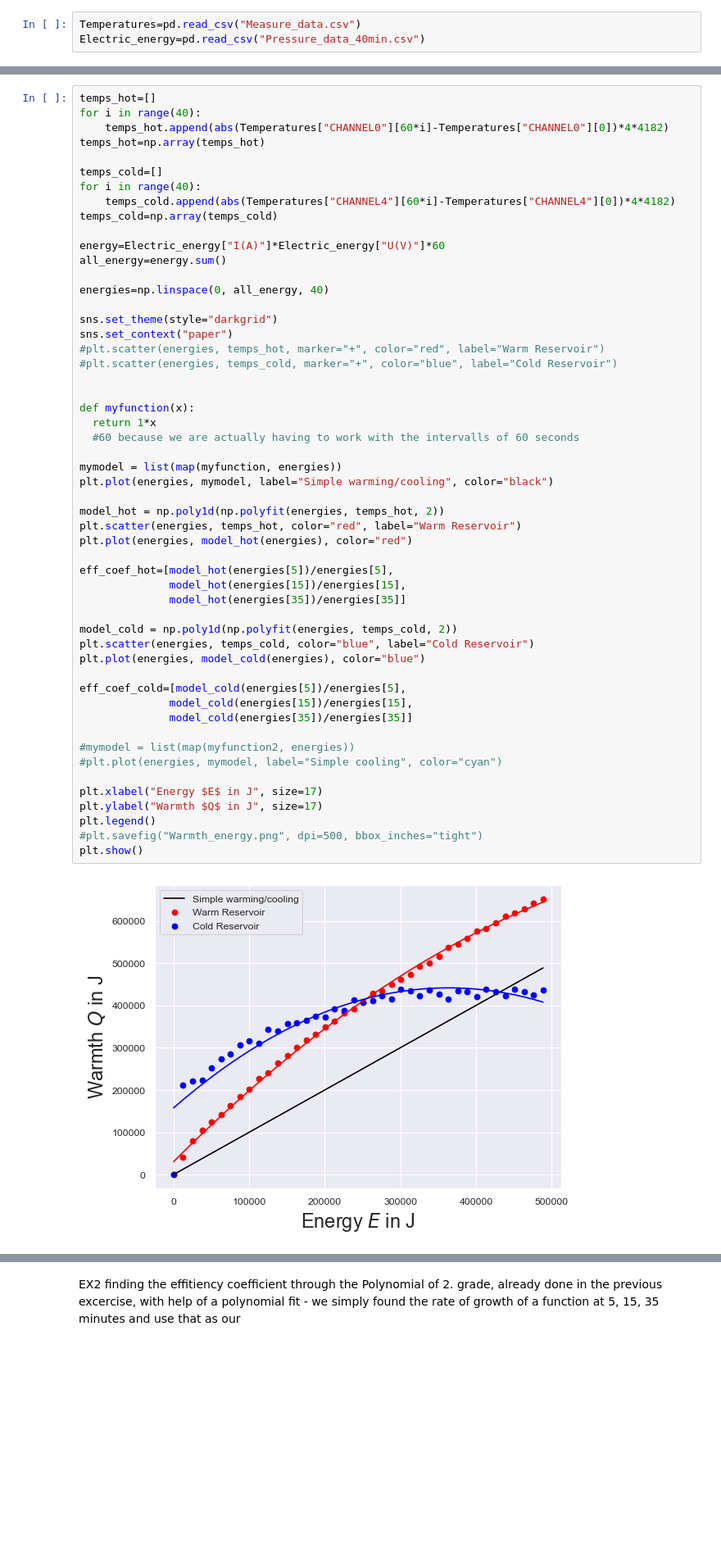
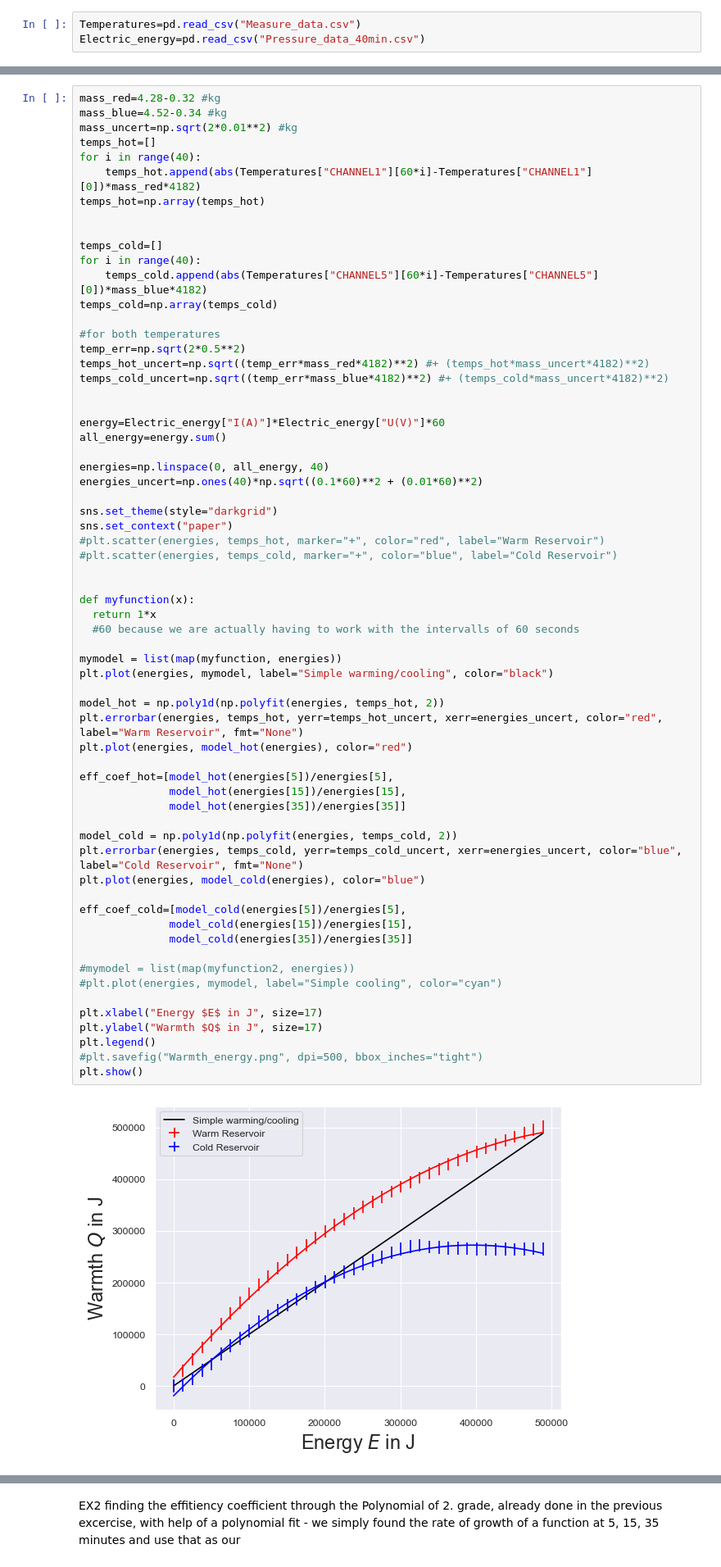
Before and after one commit to KemalOenen/Grundpraktikum2_Gruppe1_SS23, a Jupyter notebook: Versuch6/Djoxx_industries.ipynb, the cells around one changed output, grey strips where cells are left out. Shown at 82% size. Drawn from its saved outputs; the diff is of its cells as text; blank space fills up the shorter version.

```diff
--- a/Versuch6/Djoxx_industries.ipynb
+++ b/Versuch6/Djoxx_industries.ipynb
@@ -20,18 +20,29 @@ plt.show()
 # %%
+mass_red=4.28-0.32 #kg
+mass_blue=4.52-0.34 #kg
+mass_uncert=np.sqrt(2*0.01**2) #kg
 temps_hot=[]
 for i in range(40):
-    temps_hot.append(abs(Temperatures["CHANNEL0"][60*i]-Temperatures["CHANNEL0"][0])*4*4182)
+    temps_hot.append(abs(Temperatures["CHANNEL1"][60*i]-Temperatures["CHANNEL1"][0])*mass_red*4182)
 temps_hot=np.array(temps_hot)
+
 
 temps_cold=[]
 for i in range(40):
-    temps_cold.append(abs(Temperatures["CHANNEL4"][60*i]-Temperatures["CHANNEL4"][0])*4*4182)
+    temps_cold.append(abs(Temperatures["CHANNEL5"][60*i]-Temperatures["CHANNEL5"][0])*mass_blue*4182)
 temps_cold=np.array(temps_cold)
+
+#for both temperatures
+temp_err=np.sqrt(2*0.5**2)
+temps_hot_uncert=np.sqrt((temp_err*mass_red*4182)**2) #+ (temps_hot*mass_uncert*4182)**2)
+temps_cold_uncert=np.sqrt((temp_err*mass_blue*4182)**2) #+ (temps_cold*mass_uncert*4182)**2)
+
 
 energy=Electric_energy["I(A)"]*Electric_energy["U(V)"]*60
 all_energy=energy.sum()
 
 energies=np.linspace(0, all_energy, 40)
+energies_uncert=np.ones(40)*np.sqrt((0.1*60)**2 + (0.01*60)**2)
 
 sns.set_theme(style="darkgrid")
 sns.set_context("paper")
@@ -42,33 +53,33 @@ sns.set_context("paper")
 def myfunction(x):
   return 1*x
   #60 because we are actually having to work with the intervalls of 60 seconds
 
 mymodel = list(map(myfunction, energies))
 plt.plot(energies, mymodel, label="Simple warming/cooling", color="black")
 
 model_hot = np.poly1d(np.polyfit(energies, temps_hot, 2))
-plt.scatter(energies, temps_hot, color="red", label="Warm Reservoir")
+plt.errorbar(energies, temps_hot, yerr=temps_hot_uncert, xerr=energies_uncert, color="red", label="Warm Reservoir", fmt="None")
 plt.plot(energies, model_hot(energies), color="red")
 
 eff_coef_hot=[model_hot(energies[5])/energies[5],
               model_hot(energies[15])/energies[15],
               model_hot(energies[35])/energies[35]]
 
 model_cold = np.poly1d(np.polyfit(energies, temps_cold, 2))
-plt.scatter(energies, temps_cold, color="blue", label="Cold Reservoir")
+plt.errorbar(energies, temps_cold, yerr=temps_cold_uncert, xerr=energies_uncert, color="blue", label="Cold Reservoir", fmt="None")
 plt.plot(energies, model_cold(energies), color="blue")
 
 eff_coef_cold=[model_cold(energies[5])/energies[5],
               model_cold(energies[15])/energies[15],
               model_cold(energies[35])/energies[35]]
 
 #mymodel = list(map(myfunction2, energies))
 #plt.plot(energies, mymodel, label="Simple cooling", color="cyan")
 
 plt.xlabel("Energy $E$ in J", size=17)
 plt.ylabel("Warmth $Q$ in J", size=17)
 plt.legend()
 #plt.savefig("Warmth_energy.png", dpi=500, bbox_inches="tight")
 plt.show()
 # %% [output]
-[figure, old version]
+[figure, new version]
```
Also changed, not shown: parts of 5 cells of this notebook, 1 other file.
